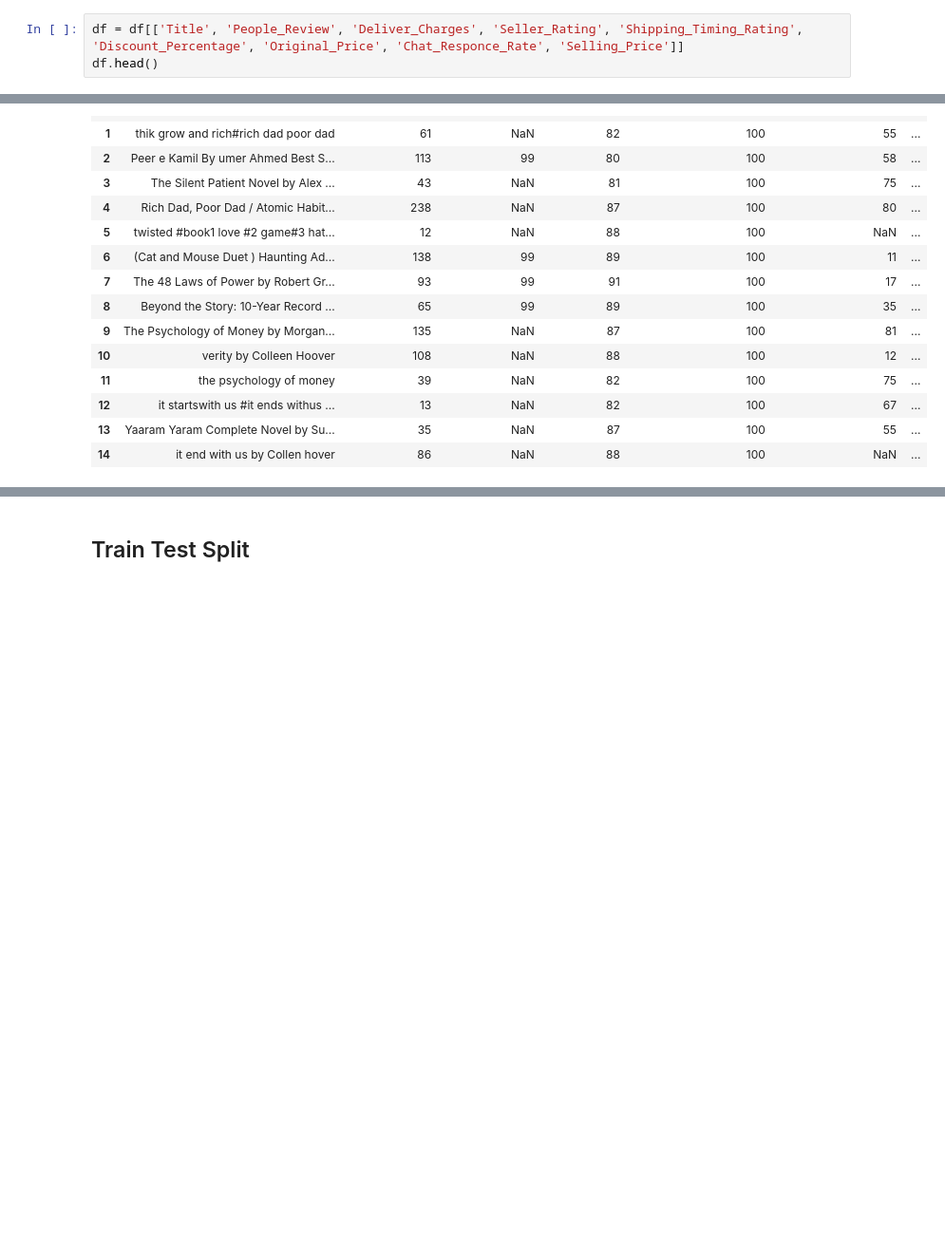
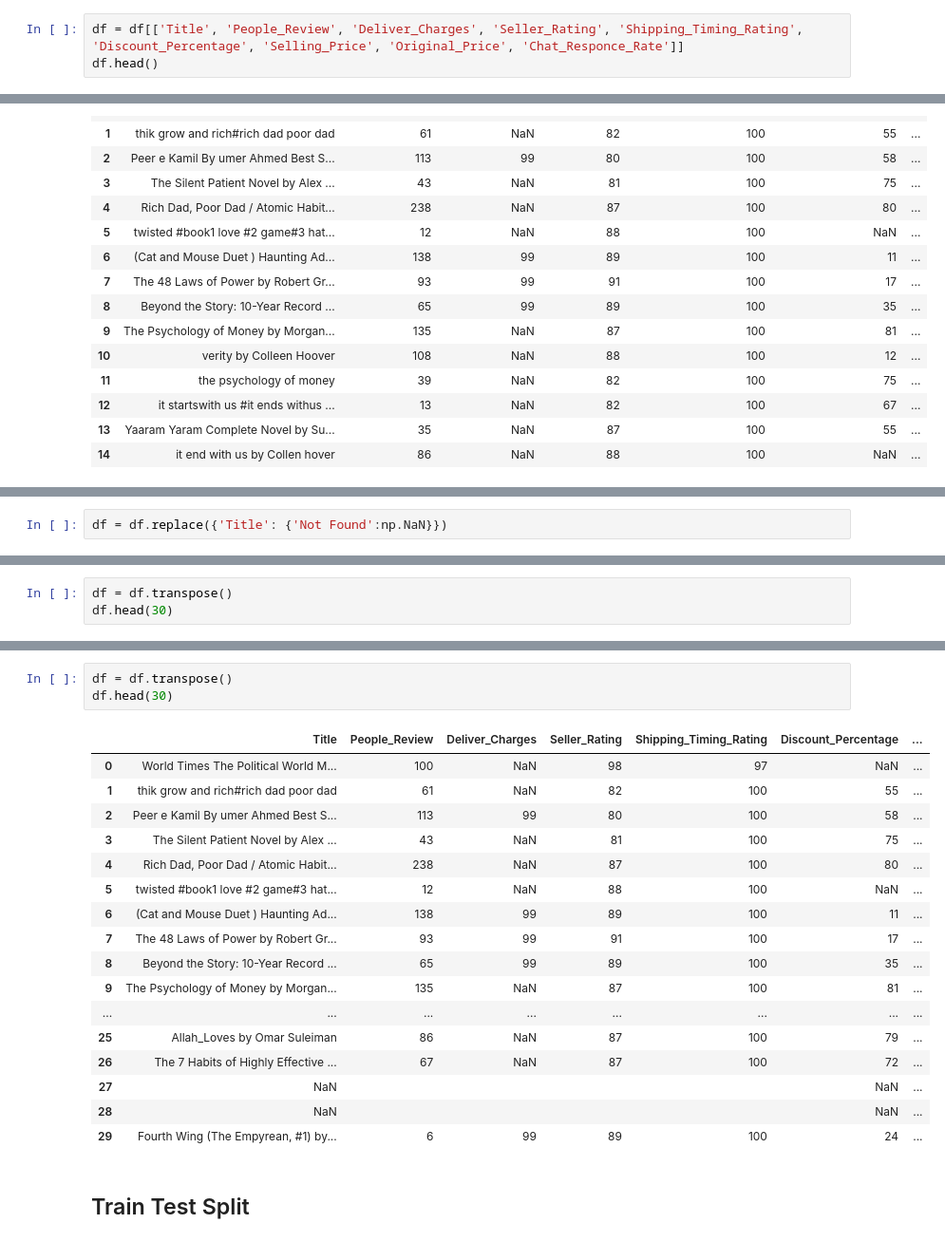
Before and after one commit to Iqbalqaisrani962/BooksPriceDetection, a Jupyter notebook: MLCode.ipynb, the cells around one changed output, grey strips where cells are left out. Shown at 95% size. Drawn from its saved outputs; the diff is of its cells as text; blank space fills up the shorter version.

```diff
--- a/MLCode.ipynb
+++ b/MLCode.ipynb
@@ -14,7 +14,7 @@ df.head()
 | 3 | The Silent Patient Novel by Alex ... | 43 Ratings | Rs. 250 | Free | 81% | 100% | ... |
 | 4 | Rich Dad, Poor Dad / Atomic Habit... | 238 Ratings | Rs. 899 | Free | 87% | 100% | ... |
 # %%
-df = df[['Title', 'People_Review', 'Deliver_Charges', 'Seller_Rating', 'Shipping_Timing_Rating', 'Discount_Percentage', 'Original_Price', 'Chat_Responce_Rate', 'Selling_Price']]
+df = df[['Title', 'People_Review', 'Deliver_Charges', 'Seller_Rating', 'Shipping_Timing_Rating', 'Discount_Percentage', 'Selling_Price', 'Original_Price', 'Chat_Responce_Rate']]
 df.head()
 # %% [output]
 |  | Title | People_Review | Deliver_Charges | Seller_Rating | Shipping_Timing_Rating | Discount_Percentage | ... |
@@ -65,0 +95,2 @@ df.head(15)
+# %%
+df = df.replace({'Title': {'Not Found':np.NaN}})
@@ -65,0 +123,3 @@ df.head(15)
+# %%
+df = df.transpose()
+df.head(30)
@@ -66,3 +154,24 @@ df.head(15)
+# %%
+df = df.transpose()
+df.head(30)
+# %% [output]
+|  | Title | People_Review | Deliver_Charges | Seller_Rating | Shipping_Timing_Rating | Discount_Percentage | ... |
+| 0 | World Times The Political World M... | 100 | NaN | 98 | 97 | NaN | ... |
+| 1 | thik grow and rich#rich dad poor dad | 61 | NaN | 82 | 100 | 55 | ... |
+| 2 | Peer e Kamil By umer Ahmed Best S... | 113 | 99 | 80 | 100 | 58 | ... |
+| 3 | The Silent Patient Novel by Alex ... | 43 | NaN | 81 | 100 | 75 | ... |
+| 4 | Rich Dad, Poor Dad / Atomic Habit... | 238 | NaN | 87 | 100 | 80 | ... |
+| 5 | twisted #book1 love #2 game#3 hat... | 12 | NaN | 88 | 100 | NaN | ... |
+| 6 | (Cat and Mouse Duet ) Haunting Ad... | 138 | 99 | 89 | 100 | 11 | ... |
+| 7 | The 48 Laws of Power by Robert Gr... | 93 | 99 | 91 | 100 | 17 | ... |
+| 8 | Beyond the Story: 10-Year Record ... | 65 | 99 | 89 | 100 | 35 | ... |
+| 9 | The Psychology of Money by Morgan... | 135 | NaN | 87 | 100 | 81 | ... |
+| ... | ... | ... | ... | ... | ... | ... | ... |
+| 25 | Allah_Loves by Omar Suleiman | 86 | NaN | 87 | 100 | 79 | ... |
+| 26 | The 7 Habits of Highly Effective ... | 67 | NaN | 87 | 100 | 72 | ... |
+| 27 | NaN |  |  |  |  | NaN | ... |
+| 28 | NaN |  |  |  |  | NaN | ... |
+| 29 | Fourth Wing (The Empyrean, #1) by... | 6 | 99 | 89 | 100 | 24 | ... |
 # %% [markdown]
 ## Train Test Split
 # %%
```
Also changed, not shown: parts of 23 cells of this notebook.
